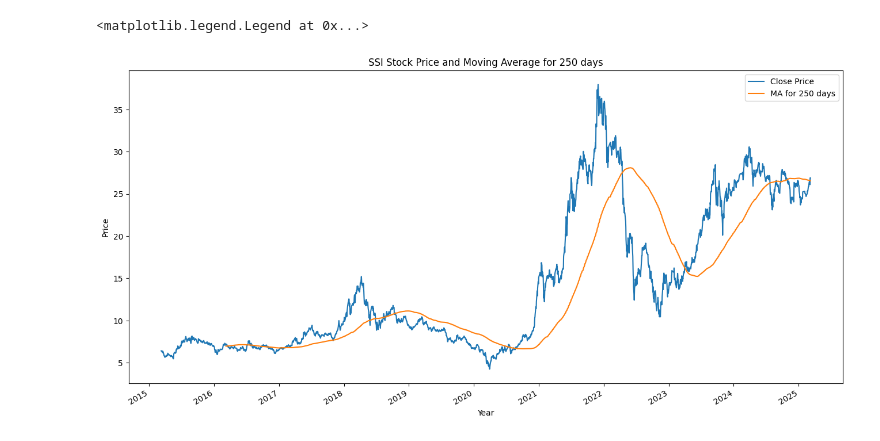
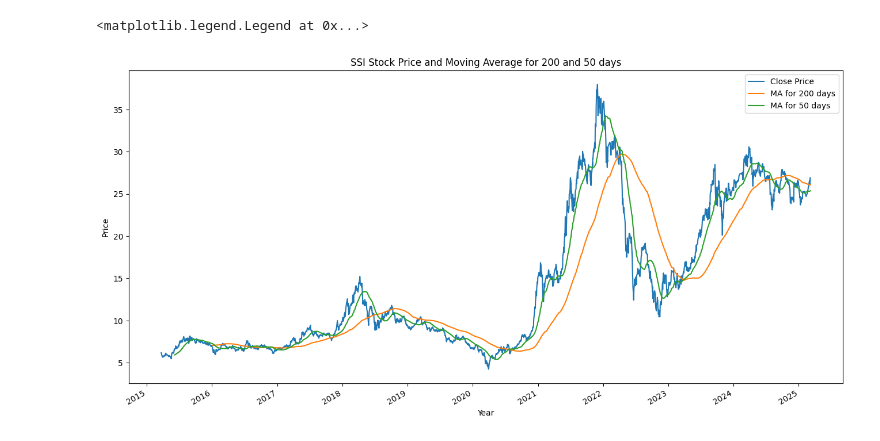
Before and after one commit to merryannequinn/Algorithmic-Trading, a Jupyter notebook: lstm-model-prediction.ipynb, the cells around one changed output. Saved outputs shown, nothing was run; the diff lists cells and outputs as text; code cells hidden in the pictures.

```diff
--- a/lstm-model-prediction.ipynb
+++ b/lstm-model-prediction.ipynb
@@ -69,13 +73,18 @@ plt.legend()
 # %%
-# Calculate Moving Average for 250 days
-df['MA for 250 days'] = df['<Close>'].rolling(window=250).mean()
-df['MA for 250 days'][0:250].tail()
+# Calculate Moving Average for 200 days
+df['MA for 200 days'] = df['<Close>'].rolling(window=200).mean()
+df['MA for 200 days'][0:200].tail()
 
-plot_graph = df[['<Date>', '<Close>', 'MA for 250 days']].plot(x='<Date>', y=['<Close>', 'MA for 250 days'], figsize=(16,8))
-plot_graph.set_title('SSI Stock Price and Moving Average for 250 days')
+# Calculate Moving Average for 50 days
+df['MA for 50 days'] = df['<Close>'].rolling(window=50).mean()
+df['MA for 50 days'][0:50].tail()
+
+# Plot Stock Price and Moving Average
+plot_graph = df[['<Date>', '<Close>', 'MA for 200 days', 'MA for 50 days']].plot(x='<Date>', y=['<Close>', 'MA for 200 days', 'MA for 50 days'], figsize=(16,8))
+plot_graph.set_title('SSI Stock Price and Moving Average for 200 and 50 days')
 plot_graph.set_xlabel('Year')
 plot_graph.set_ylabel('Price')
-plot_graph.legend(['Close Price', 'MA for 250 days'])
+plot_graph.legend(['Close Price', 'MA for 200 days', 'MA for 50 days'])
 # %% [output]
 <matplotlib.legend.Legend at 0x...>
-[figure, old version]
+[figure, new version]
```
Also changed, not shown: parts of 7 cells of this notebook.
